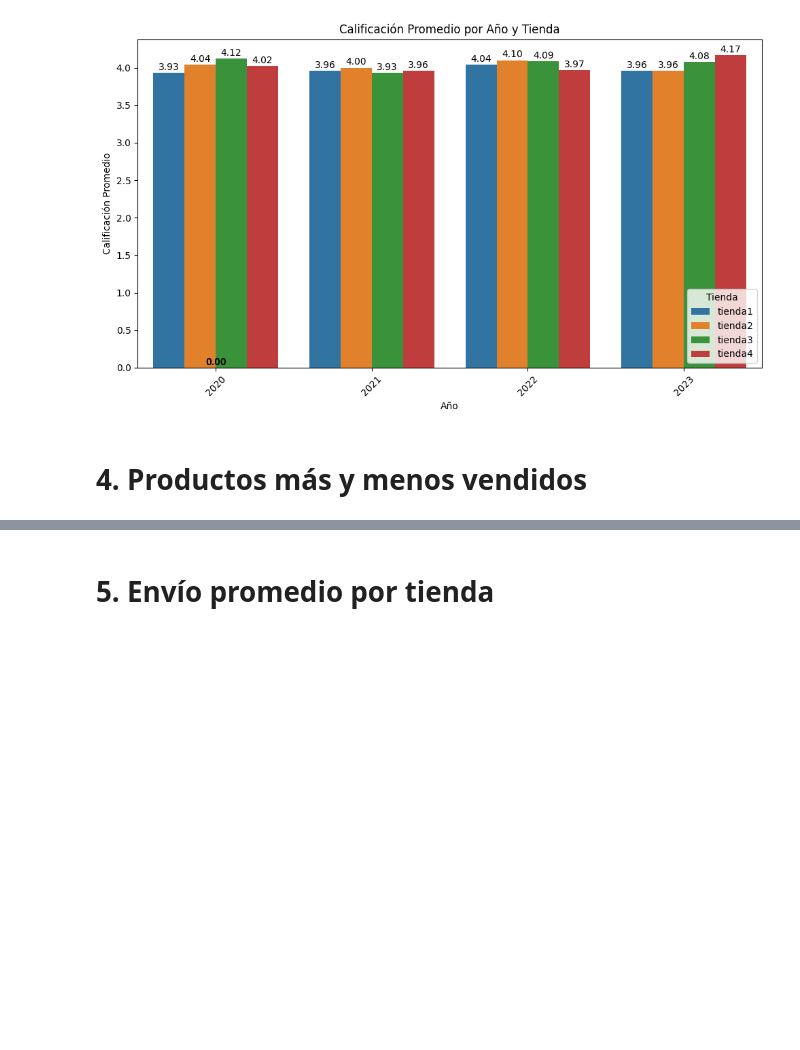
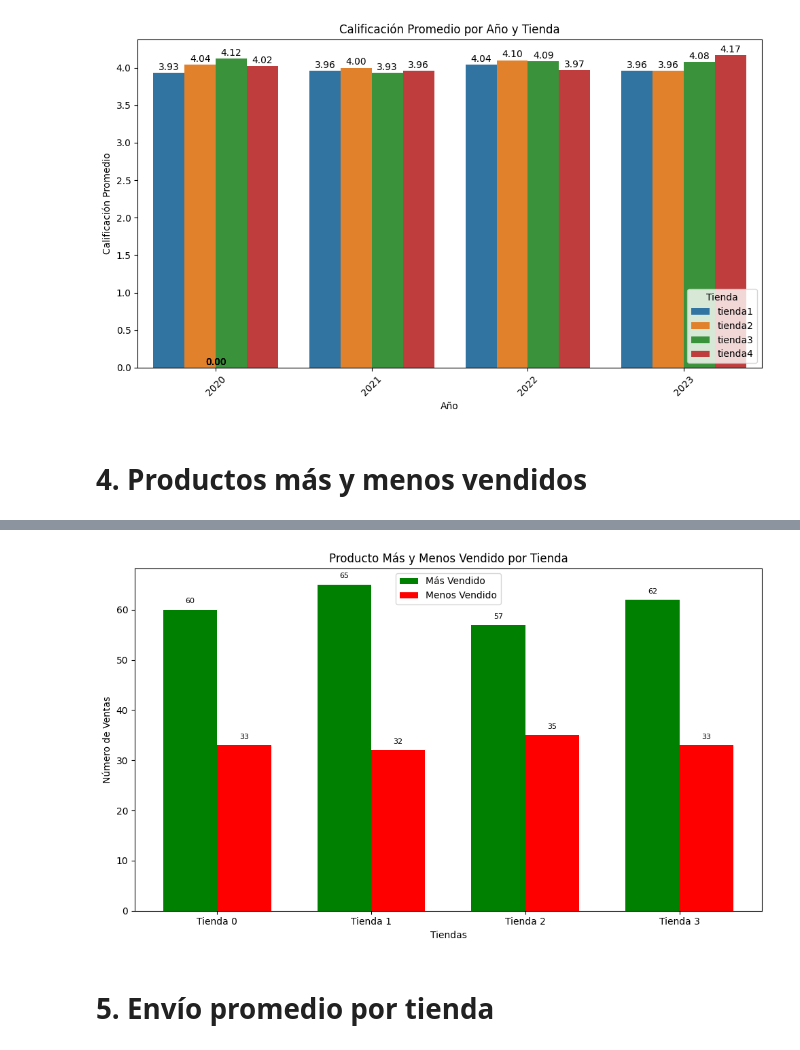
Before and after one commit to Near-o7/desafio1_dataScience, a Jupyter notebook: AluraStoreLatam.ipynb, the cells around one changed output, grey strips where cells are left out. Cells and saved outputs as stored; diff of their text form; code cells hidden in the pictures; blank space fills up the shorter version.

Commit message:
Agregar borradores secciones Productos y Costos

```diff
--- a/AluraStoreLatam.ipynb
+++ b/AluraStoreLatam.ipynb
@@ -403,3 +402,39 @@ plt.show()
+# %%
+import matplotlib.pyplot as plt
+
+tiendas = ['Tienda 0', 'Tienda 1', 'Tienda 2', 'Tienda 3']
+tipos = ['Más Vendido', 'Menos Vendido']
+
+ventas_mas = []
+ventas_menos = []
+
+for tienda in tiendas:
+    ventas_mas.append(comparativa[(comparativa['Tienda'] == tienda) & (comparativa['Tipo'] == 'Más Vendido')]['Ventas'].values[0])
+    ventas_menos.append(comparativa[(comparativa['Tienda'] == tienda) & (comparativa['Tipo'] == 'Menos Vendido')]['Ventas'].values[0])
+
+x = list(range(len(tiendas)))
+ancho = 0.35
+
+comparativo_productos_fig, comparativo_productos_ax = plt.subplots(figsize=(10, 6))
+
+comparativo_productos_ax.bar([i - ancho/2 for i in x], ventas_mas, width=ancho, label='Más Vendido', color='green')
+comparativo_productos_ax.bar([i + ancho/2 for i in x], ventas_menos, width=ancho, label='Menos Vendido', color='red')
+
+comparativo_productos_ax.set_xlabel('Tiendas')
+comparativo_productos_ax.set_ylabel('Número de Ventas')
+comparativo_productos_ax.set_title('Producto Más y Menos Vendido por Tienda')
+comparativo_productos_ax.set_xticks(x)
+comparativo_productos_ax.set_xticklabels(tiendas)
+comparativo_productos_ax.legend()
+
+for i in range(len(tiendas)):
+    comparativo_productos_ax.text(i - ancho/2, ventas_mas[i] + 1, str(ventas_mas[i]), ha='center', va='bottom', fontsize=8)
+    comparativo_productos_ax.text(i + ancho/2, ventas_menos[i] + 1, str(ventas_menos[i]), ha='center', va='bottom', fontsize=8)
+
+comparativo_productos_fig.tight_layout()
+comparativo_productos_fig.show()
+# %% [output]
+[figure, added]
 # %% [markdown]
 # 5. Envío promedio por tienda
 # %%
```
Also changed, not shown: parts of 9 cells of this notebook.
